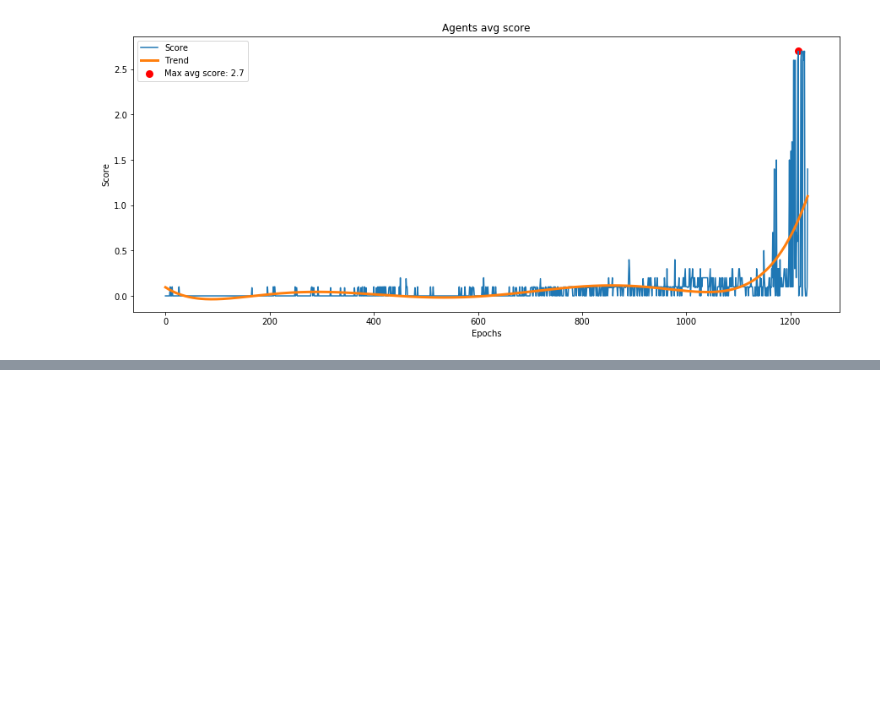
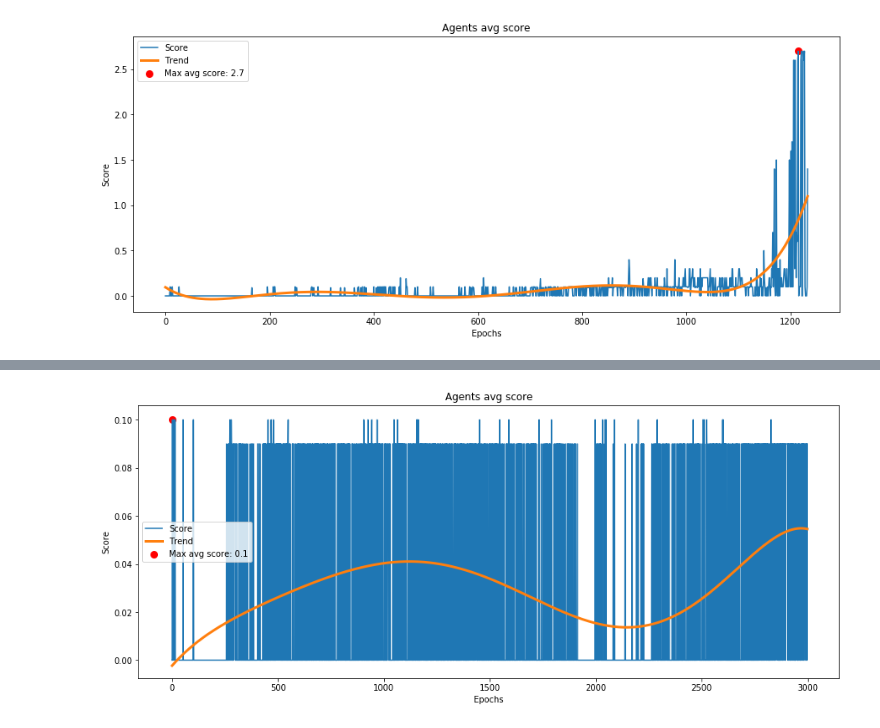
Before and after one commit to jscriptcoder/Multi-Agent-Collaboration-and-Competition, a Jupyter notebook: Tennis.ipynb, the cells around one changed output, grey strips where cells are left out. Drawn from its saved outputs; the diff is of its cells as text; code cells hidden in the pictures; blank space fills up the shorter version.

```diff
--- a/Tennis.ipynb
+++ b/Tennis.ipynb
@@ -228,0 +235,38 @@ plot_scores(score, polyfit_deg=6)
+# %%
+config.seed = 0
+config.num_agents = 2
+config.env = unity_env
+config.env_solved = 0.5
+config.times_solved = 100
+config.num_episodes = 3000
+config.num_updates = 1
+config.max_steps = 3000
+config.buffer_size = int(1e6)
+config.batch_size = 512
+config.state_size = state_size
+config.action_size = action_size
+config.gamma = 0.99
+config.tau = 1e-2
+config.lr_actor = 1e-3
+config.lr_critic = 1e-3
+config.hidden_actor = (64, 64)
+config.hidden_critic = (512,)
+config.activ_actor = F.relu
+config.activ_critic = F.relu
+config.optim_actor = Adam
+config.optim_critic = Adam
+# config.grad_clip_actor = 5
+# config.grad_clip_critic = 5
+config.update_every = 1
+config.use_ou_noise = False
+# config.ou_mu = 0.0
+# config.ou_theta = 0.15
+# config.ou_sigma = 0.2
+config.expl_noise = 0.1
+# config.noise_weight = 1.0
+# config.noise_decay = 1.0
+config.policy_noise = 0.0
+# config.noise_clip = 0.5
+config.policy_freq_update = 1
+# %%
+ml_agent = MultiAgent(TD3Agent, config)
@@ -228,0 +293,2 @@ plot_scores(score, polyfit_deg=6)
+# %%
+score = ml_agent.train()
@@ -228,0 +314,2 @@ plot_scores(score, polyfit_deg=6)
+# %%
+score = ml_agent.train()
@@ -228,0 +335,4 @@ plot_scores(score, polyfit_deg=6)
+# %%
+plot_scores(score, polyfit_deg=6)
+# %% [output]
+[figure, added]
```
Also changed, not shown: parts of 8 cells of this notebook, 9 other files.
